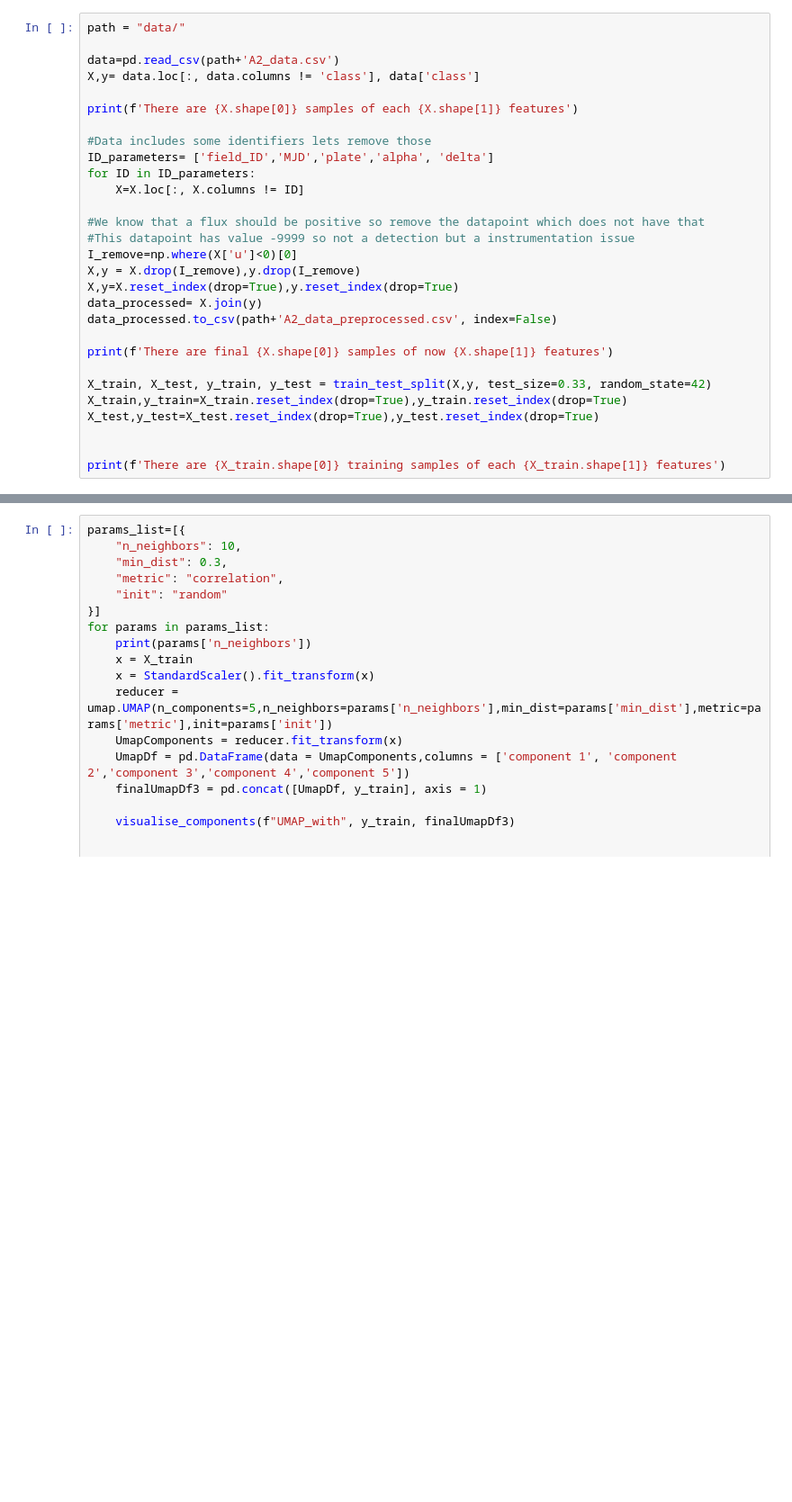
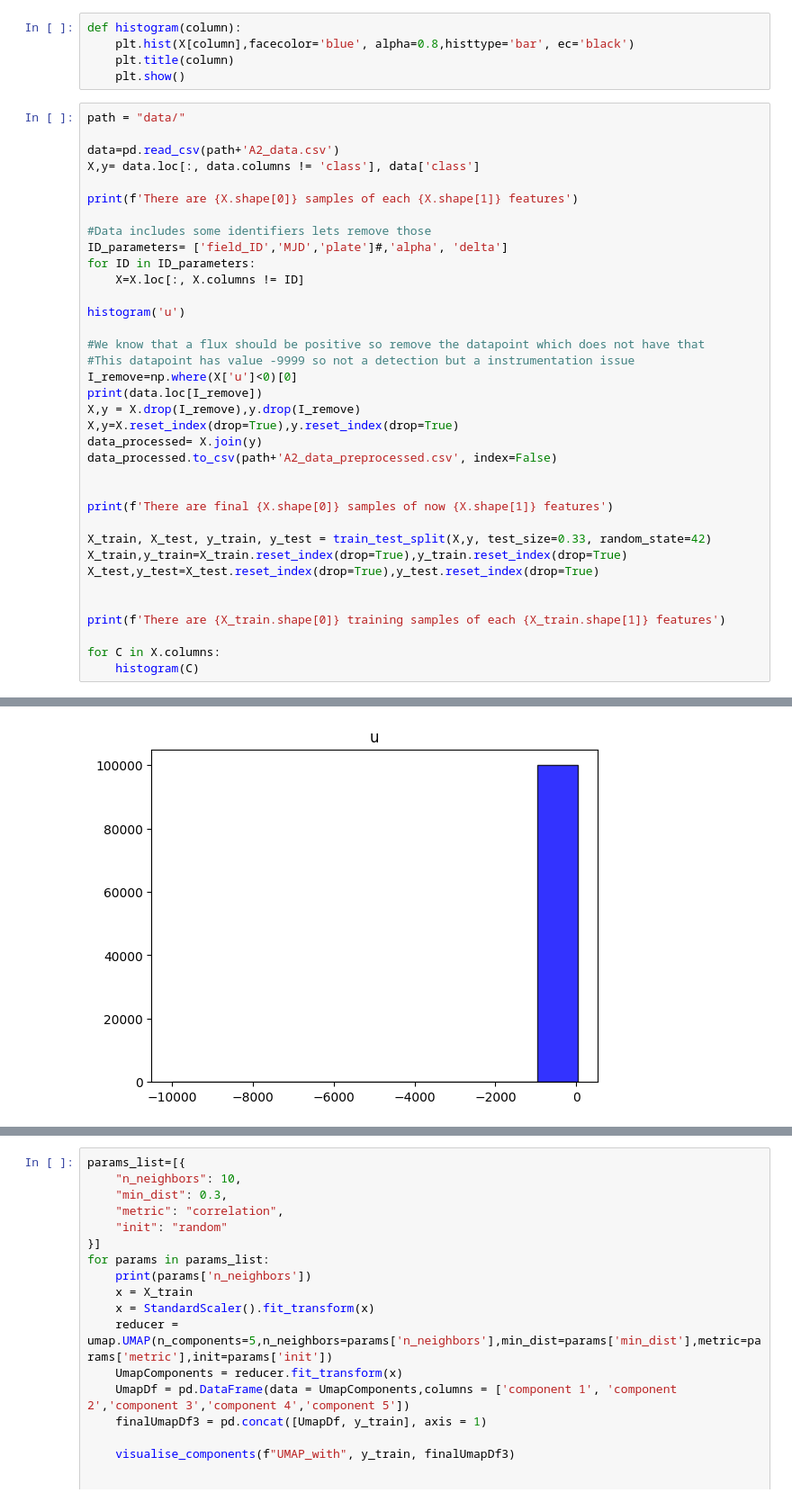
Before and after one commit to catieslaughts/IML_assignment2, a Jupyter notebook: Dimensionality.ipynb, the cells around one changed output, grey strips where cells are left out. Shown at 90% size. Saved outputs shown, nothing was run; the diff lists cells and outputs as text; blank space fills up the shorter version.

```diff
--- a/Dimensionality.ipynb
+++ b/Dimensionality.ipynb
@@ -15,4 +15,9 @@ from sklearn.decomposition import FastICA
 To enable them in other operations, rebuild TensorFlow with the appropriate compiler flags.
+# %%
+def histogram(column):
+    plt.hist(X[column],facecolor='blue', alpha=0.8,histtype='bar', ec='black')
+    plt.title(column)
+    plt.show()
 # %%
 path = "data/"
 
@@ -22,17 +27,21 @@ X,y= data.loc[:, data.columns != 'class'], data['class']
 print(f'There are {X.shape[0]} samples of each {X.shape[1]} features')
 
 #Data includes some identifiers lets remove those
-ID_parameters= ['field_ID','MJD','plate','alpha', 'delta']
+ID_parameters= ['field_ID','MJD','plate']#,'alpha', 'delta']
 for ID in ID_parameters:
     X=X.loc[:, X.columns != ID]
+
+histogram('u')
 
 #We know that a flux should be positive so remove the datapoint which does not have that
 #This datapoint has value -9999 so not a detection but a instrumentation issue
 I_remove=np.where(X['u']<0)[0]
+print(data.loc[I_remove])
 X,y = X.drop(I_remove),y.drop(I_remove)
 X,y=X.reset_index(drop=True),y.reset_index(drop=True)
 data_processed= X.join(y)
 data_processed.to_csv(path+'A2_data_preprocessed.csv', index=False)
+
 
 print(f'There are final {X.shape[0]} samples of now {X.shape[1]} features')
 
@@ -42,5 +51,8 @@ X_test,y_test=X_test.reset_index(drop=True),y_test.reset_index(drop=True)
 
 
 print(f'There are {X_train.shape[0]} training samples of each {X_train.shape[1]} features')
+
+for C in X.columns:
+    histogram(C)
 # %% [output]
 There are 100000 samples of each 11 features
@@ -48,0 +59 @@ There are 66999 training samples of each 6 features
+[figure, added]
```
Also changed, not shown: parts of 11 cells of this notebook.
